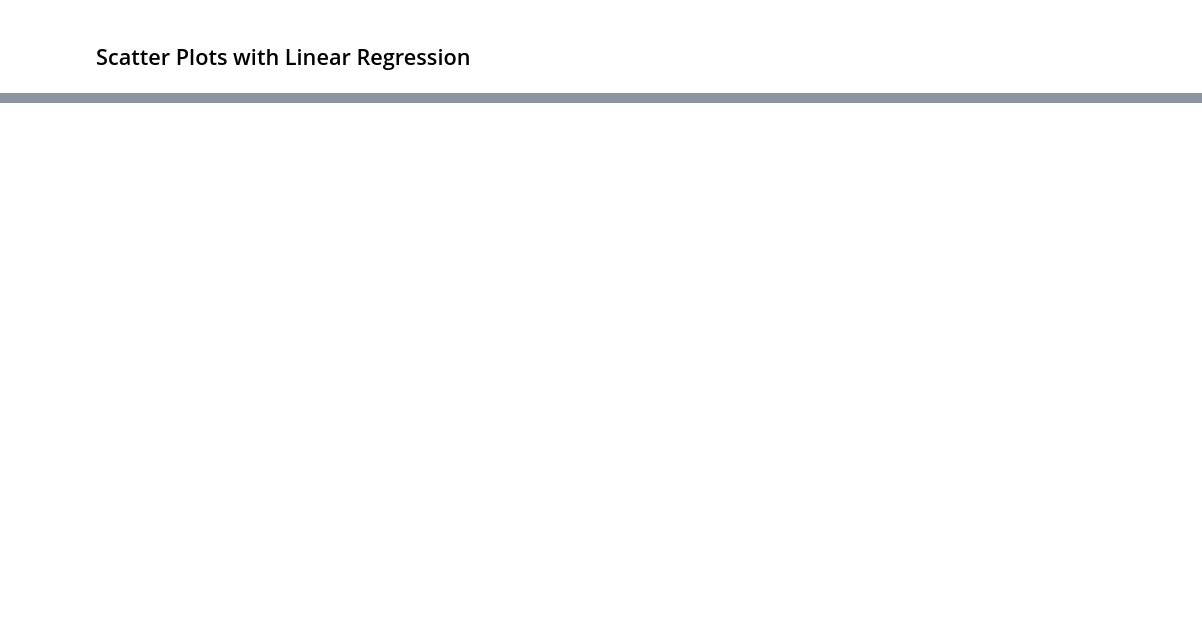
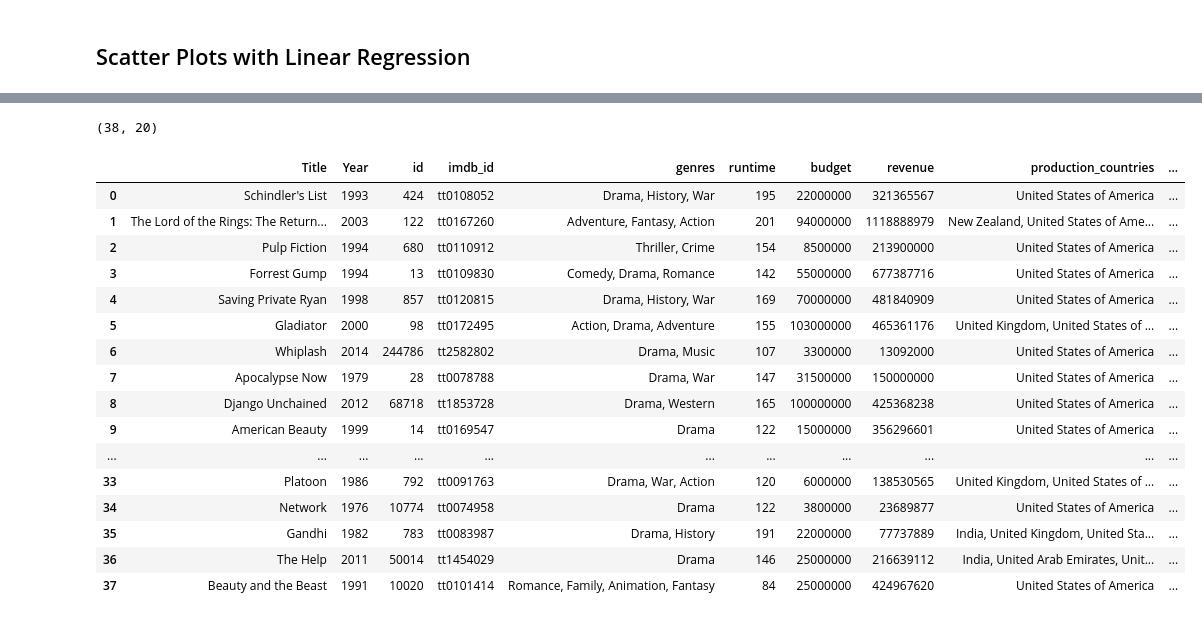
Before and after one commit to Mitajoshi/BC-Project-1, a Jupyter notebook: movie_analysis.ipynb, the cells around one changed output, grey strips where cells are left out. Saved outputs shown, nothing was run; the diff lists cells and outputs as text; code cells hidden in the pictures; blank space fills up the shorter version.

```diff
--- a/movie_analysis.ipynb
+++ b/movie_analysis.ipynb
@@ -734,0 +888,9 @@ gglobe_list["film"].value_counts()
+# %%
+# Drop the NaN values and the "False" winners to clean the data
+gglobe_list.dropna(how="any", inplace=True)
+gglobe_winners = gglobe_list["win"]==True
+gglobe_winners
+
+gglobes = gglobe_list[gglobe_winners]
+print(gglobes.shape)
+gglobes
@@ -734,0 +912,5 @@ gglobe_list["film"].value_counts()
+# %%
+# Count the number of wins each film has and turn that series into a DataFrame
+gglobe_count = gglobes[["film", "year_film"]].value_counts()
+gglobe_win_df = gglobe_count.reset_index()
+gglobe_win_df
@@ -734,0 +931,4 @@ gglobe_list["film"].value_counts()
+# %%
+# Rename the columns of the DataFrame to cleanly merge with the movie data
+gglobe_win_df = gglobe_win_df.rename(columns={'film': 'Title', 'year_film': 'Year', 'count': 'Golden_Globe_Wins'})
+gglobe_win_df
@@ -734,0 +959,4 @@ gglobe_list["film"].value_counts()
+# %%
+# Individually merge the Oscars and Golden Globes DataFrames into the master movie list
+oscar_awards = pd.merge(movie_list, oscar_win_df, how="inner", on=["Title", "Year"])
+oscar_awards.head()
@@ -734,0 +970,23 @@ gglobe_list["film"].value_counts()
+# %%
+both_awards = pd.merge(oscar_awards, gglobe_win_df, how="inner", on=["Title", "Year"])
+print(both_awards.shape)
+both_awards
+# %% [output]
+(38, 20)
+|  | Title | Year | id | imdb_id | genres | runtime | budget | revenue | production_countries | ... |
+| 0 | Schindler's List | 1993 | 424 | tt0108052 | Drama, History, War | 195 | 22000000 | 321365567 | United States of America | ... |
+| 1 | The Lord of the Rings: The Return... | 2003 | 122 | tt0167260 | Adventure, Fantasy, Action | 201 | 94000000 | 1118888979 | New Zealand, United States of Ame... | ... |
+| 2 | Pulp Fiction | 1994 | 680 | tt0110912 | Thriller, Crime | 154 | 8500000 | 213900000 | United States of America | ... |
+| 3 | Forrest Gump | 1994 | 13 | tt0109830 | Comedy, Drama, Romance | 142 | 55000000 | 677387716 | United States of America | ... |
+| 4 | Saving Private Ryan | 1998 | 857 | tt0120815 | Drama, History, War | 169 | 70000000 | 481840909 | United States of America | ... |
+| 5 | Gladiator | 2000 | 98 | tt0172495 | Action, Drama, Adventure | 155 | 103000000 | 465361176 | United Kingdom, United States of ... | ... |
+| 6 | Whiplash | 2014 | 244786 | tt2582802 | Drama, Music | 107 | 3300000 | 13092000 | United States of America | ... |
+| 7 | Apocalypse Now | 1979 | 28 | tt0078788 | Drama, War | 147 | 31500000 | 150000000 | United States of America | ... |
+| 8 | Django Unchained | 2012 | 68718 | tt1853728 | Drama, Western | 165 | 100000000 | 425368238 | United States of America | ... |
+| 9 | American Beauty | 1999 | 14 | tt0169547 | Drama | 122 | 15000000 | 356296601 | United States of America | ... |
+| ... | ... | ... | ... | ... | ... | ... | ... | ... | ... | ... |
+| 33 | Platoon | 1986 | 792 | tt0091763 | Drama, War, Action | 120 | 6000000 | 138530565 | United Kingdom, United States of ... | ... |
+| 34 | Network | 1976 | 10774 | tt0074958 | Drama | 122 | 3800000 | 23689877 | United States of America | ... |
+| 35 | Gandhi | 1982 | 783 | tt0083987 | Drama, History | 191 | 22000000 | 77737889 | India, United Kingdom, United Sta... | ... |
+| 36 | The Help | 2011 | 50014 | tt1454029 | Drama | 146 | 25000000 | 216639112 | India, United Arab Emirates, Unit... | ... |
+| 37 | Beauty and the Beast | 1991 | 10020 | tt0101414 | Romance, Family, Animation, Fantasy | 84 | 25000000 | 424967620 | United States of America | ... |
```
Also changed, not shown: parts of 38 cells of this notebook.
